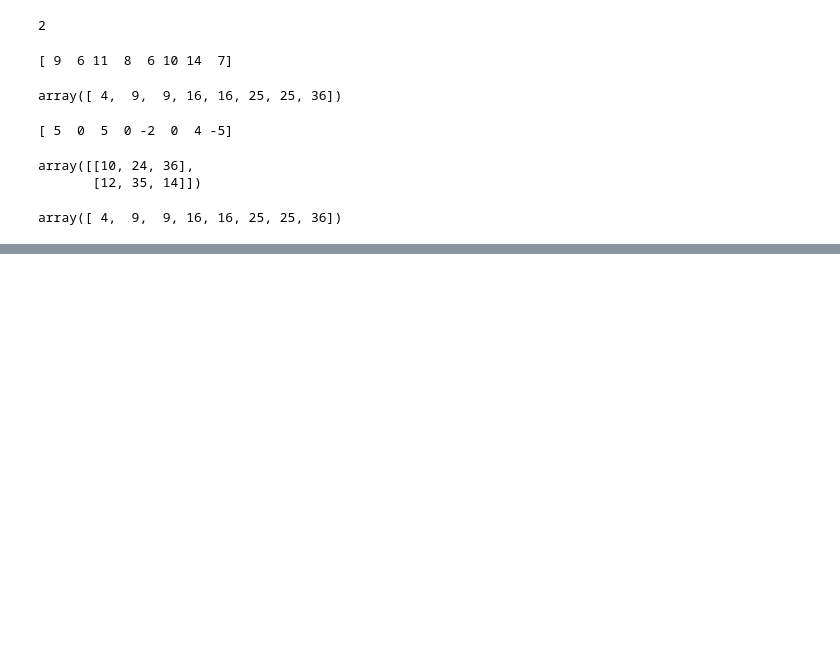
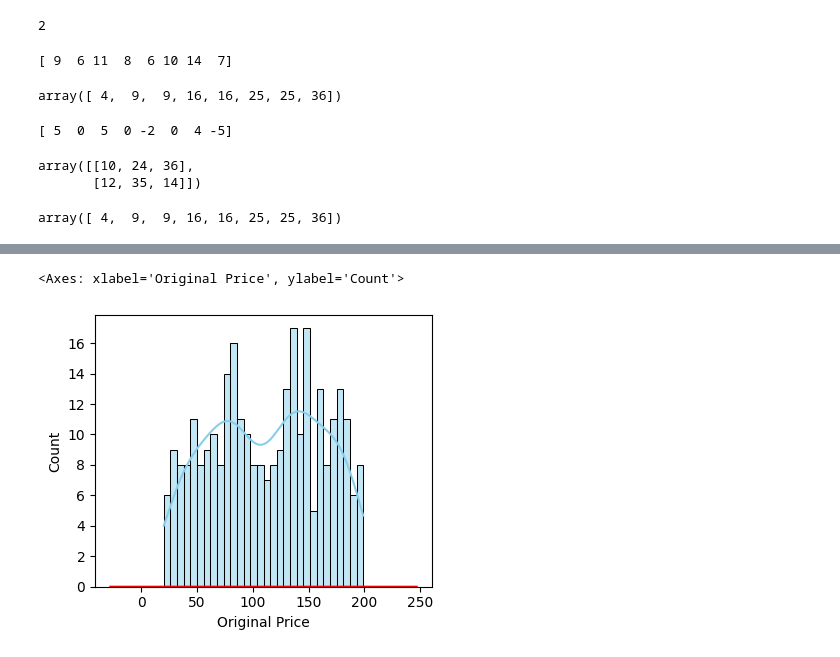
Before and after one commit to SUHAS1205/Rubicon-Training, a Jupyter notebook: libraries.ipynb, the cells around one changed output, grey strips where cells are left out. Drawn from its saved outputs; the diff is of its cells as text; code cells hidden in the pictures; blank space fills up the shorter version.

```diff
--- a/libraries.ipynb
+++ b/libraries.ipynb
@@ -202,0 +205,2 @@ array([ 4,  9,  9, 16, 16, 25, 25, 36])
+# %%
+data=pd.read_csv("zepto_sales_dataset.csv")
@@ -202,0 +226,18 @@ array([ 4,  9,  9, 16, 16, 25, 25, 36])
+# %%
+#Correcting the issue by applying color directly to the histplot
+plt.figure(figsize=(20,12))
+#Customized Histogram of "Original Price"
+plt.subplot(3,4,1)
+sns.histplot(data["Original Price"],kde=True,bins=30,color="skyblue")
+sns.kdeplot(data["Original Price"],color="red") #KDE line in red
+#plt.title("Distribution of Original Price",fontsize=16)
+#plt.xlabel("Original Price",fontsize=12)
+#plt.ylabel("Frequency",fontsize=12)
+#plt.grid(True)
+
+#Display the plot
+#plt.tight_layout()
+#plt.show()
+# %% [output]
+<Axes: xlabel='Original Price', ylabel='Count'>
+[figure, added]
```
Also changed, not shown: parts of 8 cells of this notebook.
